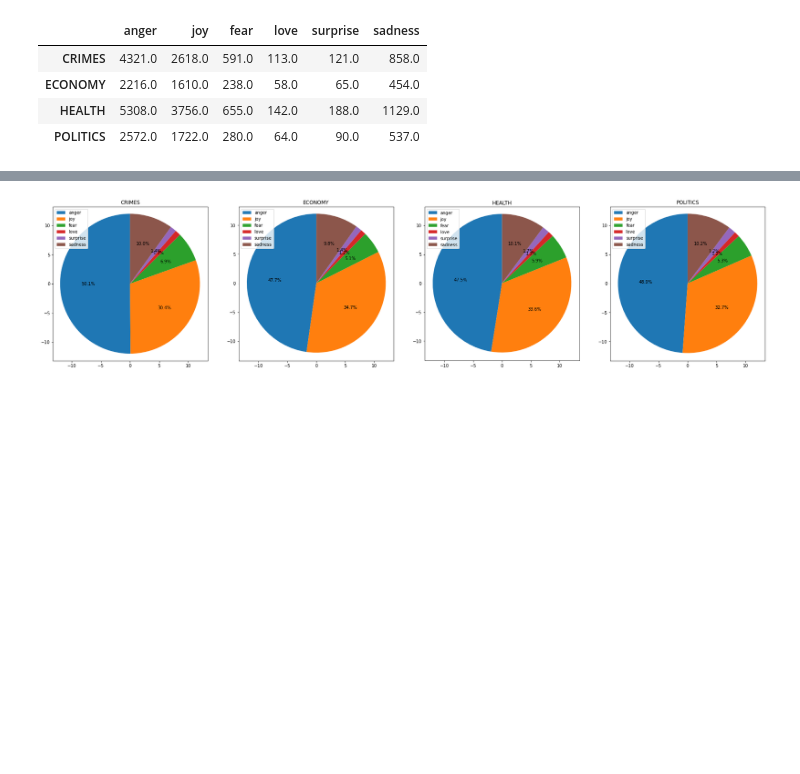
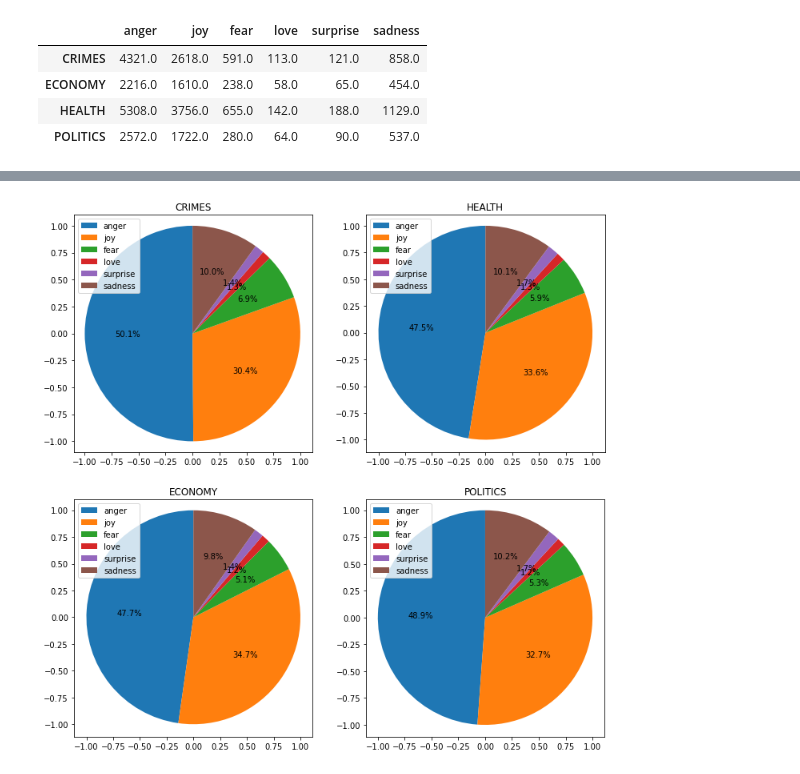
Before and after one commit to Mikha1lSorokin/reddit-news-research, a Jupyter notebook: final_visualizations.ipynb, the cells around one changed output, grey strips where cells are left out. Cells and saved outputs as stored; diff of their text form; code cells hidden in the pictures; blank space fills up the shorter version.

```diff
--- a/final_visualizations.ipynb
+++ b/final_visualizations.ipynb
@@ -84,16 +75,17 @@ pie_data.loc['CRIMES'].tolist()
 # %%
+# Topic-emotion pie plots
 topic_lst = ['CRIMES', 'ECONOMY', 'HEALTH', 'POLITICS']
 
-figure, axis = plt.subplots(1, 4, figsize=(30,10))
+figure, axis = plt.subplots(2, 2, figsize=(12,12))
 
 for i, topic in enumerate(topic_lst):
 
     data = pie_data.loc[topic].tolist()
 
-    axis[i].pie(data, labels=emote_lst, startangle=90, radius=10^6, frame=True, labeldistance=None, autopct='%1.1f%%')
-    axis[i].title.set_text(topic)
-    axis[i].legend()
+    axis[i % 2, i // 2].pie(data, labels=emote_lst, startangle=90, frame=True, labeldistance=None, autopct='%1.1f%%')
+    axis[i % 2, i // 2].title.set_text(topic)
+    axis[i % 2, i // 2].legend()
 
 plt.show()
 # %% [output]
-[figure, old version]
+[figure, new version]
```
Also changed, not shown: parts of 18 cells of this notebook.
